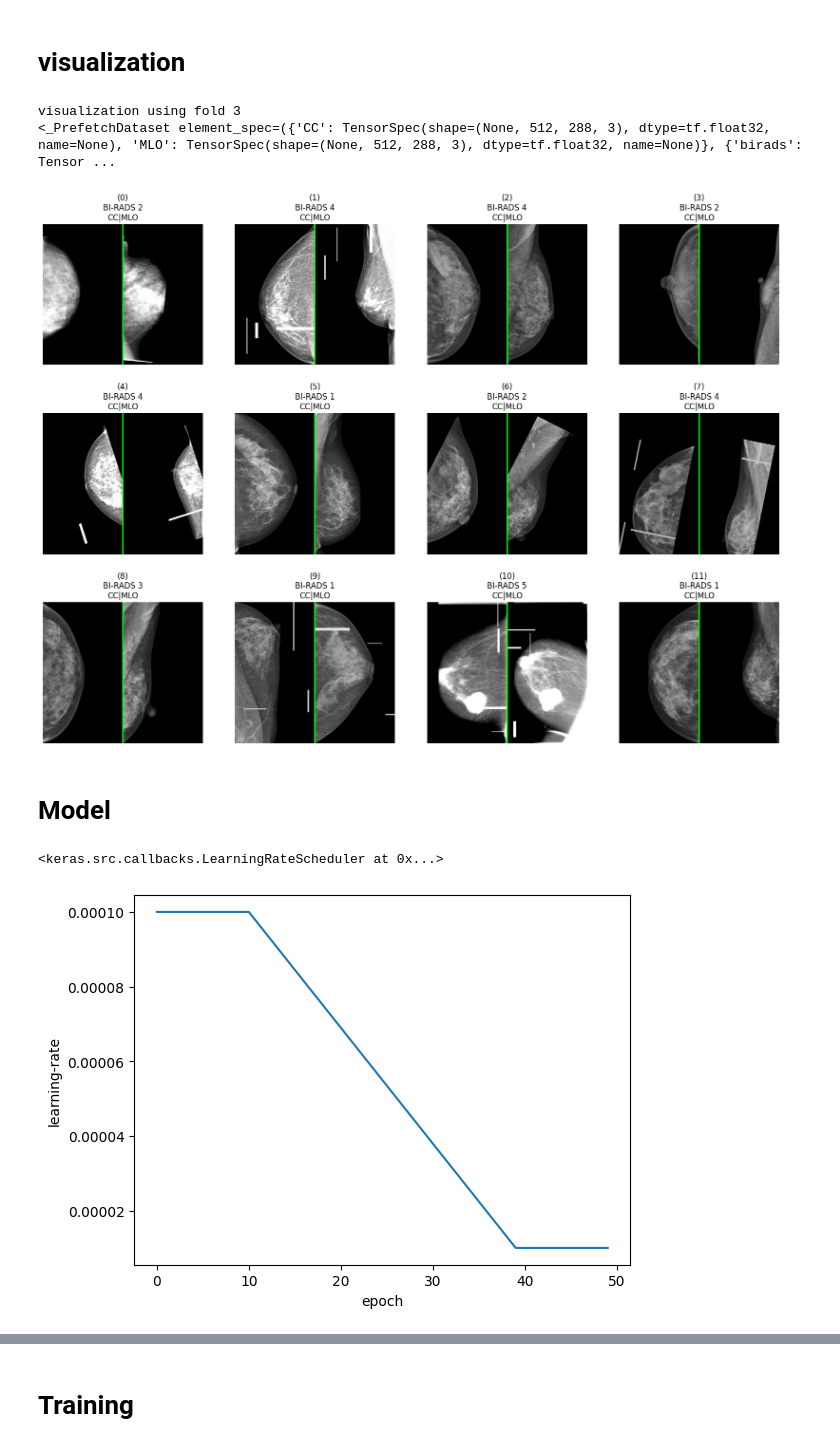
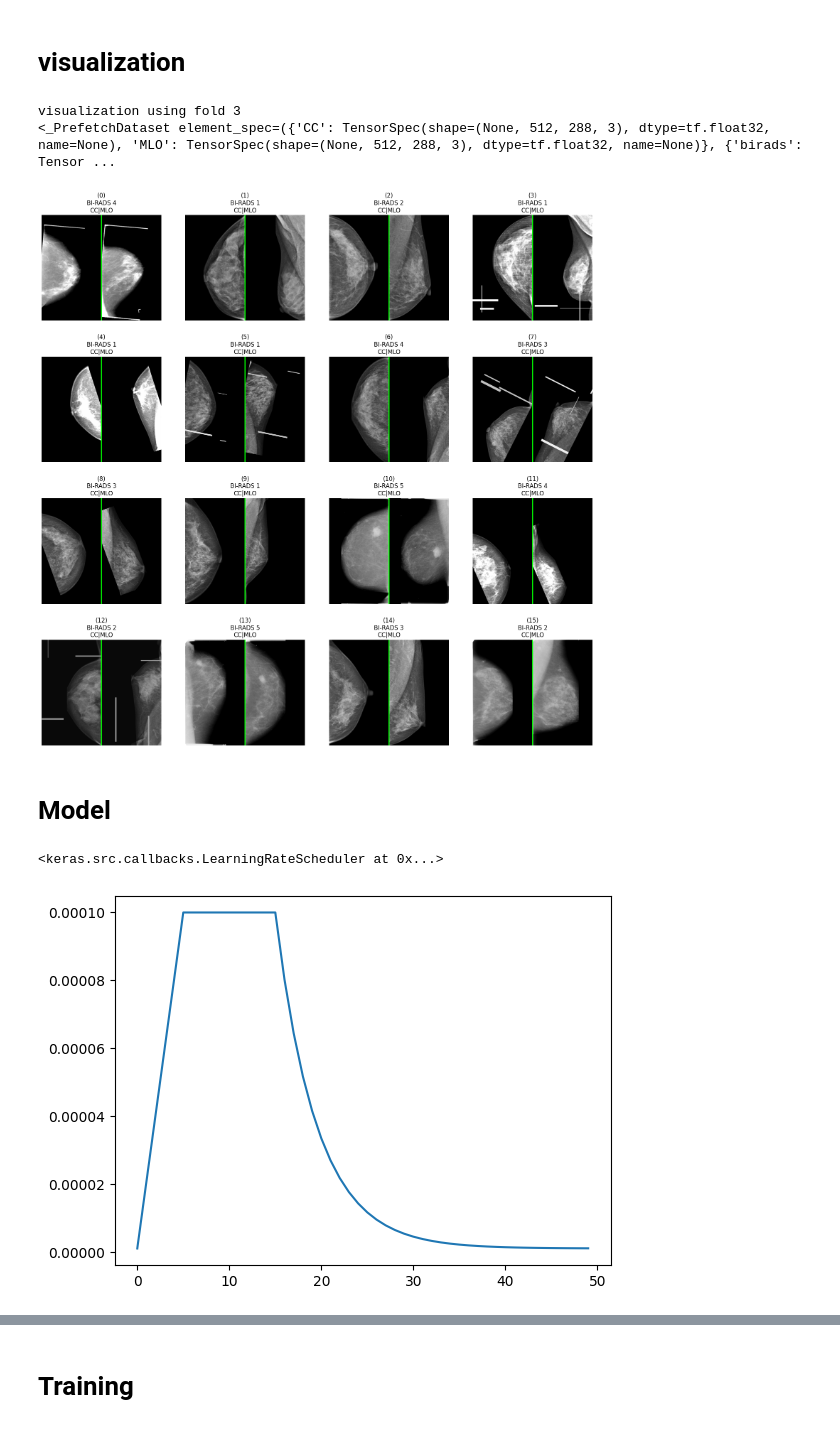
Before and after one commit to yunama47/Klasifikasi-Mammografi, a Jupyter notebook: kaggle_training_notebook.ipynb, the cells around one changed output, grey strips where cells are left out. Drawn from its saved outputs; the diff is of its cells as text; code cells hidden in the pictures.

Commit message:
Kaggle Notebook | ConvNeXt - multi view training | what??? huh? is this dream ? am i fall asleep

```diff
--- a/kaggle_training_notebook.ipynb
+++ b/kaggle_training_notebook.ipynb
@@ -39,9 +39,9 @@ class D:
 
     #param for dataset
     image_size = (512,288)
-    batch_size = 12
+    batch_size = 16
     shuffle_buffer = 3000
-    ds_type = "vindr-mammo" # {"all", "vindr-ammo", "cbis-ddsm"}
+    ds_type = "vindr-mammo-training" # {"all", "vindr-mammo-all", "vindr-mammo-training", "cbis-ddsm"}
     dataset_balancing = "balanced"
     images_dir = "/kaggle/input/multi-view-dataset-v2/images"
     views = ["CC", "MLO"]
@@ -423,7 +423,7 @@ plt.show()
 # %% [output]
 visualization using fold 3
 <_PrefetchDataset element_spec=({'CC': TensorSpec(shape=(None, 512, 288, 3), dtype=tf.float32, name=None), 'MLO': TensorSpec(shape=(None, 512, 288, 3), dtype=tf.float32, name=None)}, {'birads': Tensor ...
-[figure, old version]
+[figure, new version]
 # %% [markdown]
 # Model
 # %%
@@ -471,54 +471,79 @@ class CutoffCallback(keras.callbacks.Callback):
         if curr_time > CUTOFF_TIME:
             # raise error instead of stopping model training, we'll catch this error
             raise AssertionError("TIME OUT")
 
     def on_train_begin(self, logs=None):
          self.stop_on_cutoff()
 
     def on_epoch_begin(self, epoch, logs=None):
         self.stop_on_cutoff()
 
     def on_epoch_end(self, epoch, logs=None):
         if logs[D.monitored_metric] <= 0:
             raise AssertionError("monitored metric <=0")
 
 
+# def get_lr_callback(plot_schedule=False, EPOCHS=50, max_lr=1e-4, factor=0.1, sustain_epoch=10, decay_epoch=30):
+#     LR_START = max_lr
+#     FACTOR = factor
+#     LR_MIN = LR_START * FACTOR
+#     LR_SUSTAIN_EPOCHS = sustain_epoch
+#     LR_DECAY_EPOCHS = decay_epoch
+
+#     def lrfn(epoch):
+#         i = epoch // (LR_SUSTAIN_EPOCHS+LR_DECAY_EPOCHS)
+#         epoch = epoch % (LR_SUSTAIN_EPOCHS+LR_DECAY_EPOCHS)
+#         lr_max = LR_START * FACTOR**i
+#         lr_min = LR_MIN * FACTOR**i
+#         if epoch < LR_SUSTAIN_EPOCHS:
+#             lr = lr_max
+#         elif epoch < (LR_SUSTAIN_EPOCHS + LR_DECAY_EPOCHS):
+#             decay_factor = (epoch-LR_SUSTAIN_EPOCHS)/(LR_DECAY_EPOCHS-1)
+#             lr = lr_max-decay_factor*(lr_max-lr_min)
+#         else:
+#             lr = lr_min
+
+#         return lr
+
+#     lrScheduler = keras.callbacks.LearningRateScheduler(lrfn, verbose=0)
+
+#     if plot_schedule:
+#         rng = [i for i in range(25 if EPOCHS < 25 else EPOCHS)]
+#         y = [lrfn(x) for x in rng]
+#         plt.xlabel("epoch")
+#         plt.ylabel("learning-rate")
+#         plt.plot(rng, y)
+
+#     return lrScheduler
+
 def get_lr_callback(plot_schedule=False, EPOCHS=50, max_lr=1e-4, factor=0.1, sustain_epoch=10, decay_epoch=30):
-    LR_START = max_lr
-    FACTOR = factor
-    LR_MIN = LR_START * FACTOR
+    LR_START = 1e-6
+    LR_MAX = max_lr
+    LR_MIN   = 1e-6
+    LR_RAMPUP_EPOCHS = 5
     LR_SUSTAIN_EPOCHS = sustain_epoch
-    LR_DECAY_EPOCHS = decay_epoch
+    LR_EXP_DECAY = .8
 
     def lrfn(epoch):
-        i = epoch // (LR_SUSTAIN_EPOCHS+LR_DECAY_EPOCHS)
-        epoch = epoch % (LR_SUSTAIN_EPOCHS+LR_DECAY_EPOCHS)
-        lr_max = LR_START * FACTOR**i
-        lr_min = LR_MIN * FACTOR**i
-        if epoch < LR_SUSTAIN_EPOCHS:
-            lr = lr_max
-        elif epoch < (LR_SUSTAIN_EPOCHS + LR_DECAY_EPOCHS):
-            decay_factor = (epoch-LR_SUSTAIN_EPOCHS)/(LR_DECAY_EPOCHS-1)
-            lr = lr_max-decay_factor*(lr_max-lr_min)
+        if epoch < LR_RAMPUP_EPOCHS:
+            lr = (LR_MAX - LR_START) / LR_RAMPUP_EPOCHS * epoch + LR_START
+        elif epoch < LR_RAMPUP_EPOCHS + LR_SUSTAIN_EPOCHS:
+            lr = LR_MAX
         else:
-            lr = lr_min
-
+            lr = (LR_MAX - LR_MIN) * LR_EXP_DECAY**(epoch - LR_RAMPUP_EPOCHS - LR_SUSTAIN_EPOCHS) + LR_MIN
         return lr
-
-    lrScheduler = keras.callbacks.LearningRateScheduler(lrfn, verbose=0)
 
     if plot_schedule:
         rng = [i for i in range(25 if EPOCHS < 25 else EPOCHS)]
         y = [lrfn(x) for x in rng]
-        plt.xlabel("epoch")
-        plt.ylabel("learning-rate")
         plt.plot(rng, y)
 
-    return lrScheduler
+    return keras.callbacks.LearningRateScheduler(lrfn, verbose=0)
+
 get_lr_callback(True, 50, decay_epoch=30)
 # %% [output]
 <keras.src.callbacks.LearningRateScheduler at 0x...>
-[figure, old version]
+[figure, new version]
 # %%
 def model_compile(model, lr=1e-4):
     model.compile(
```
Also changed, not shown: parts of 11 cells of this notebook.
